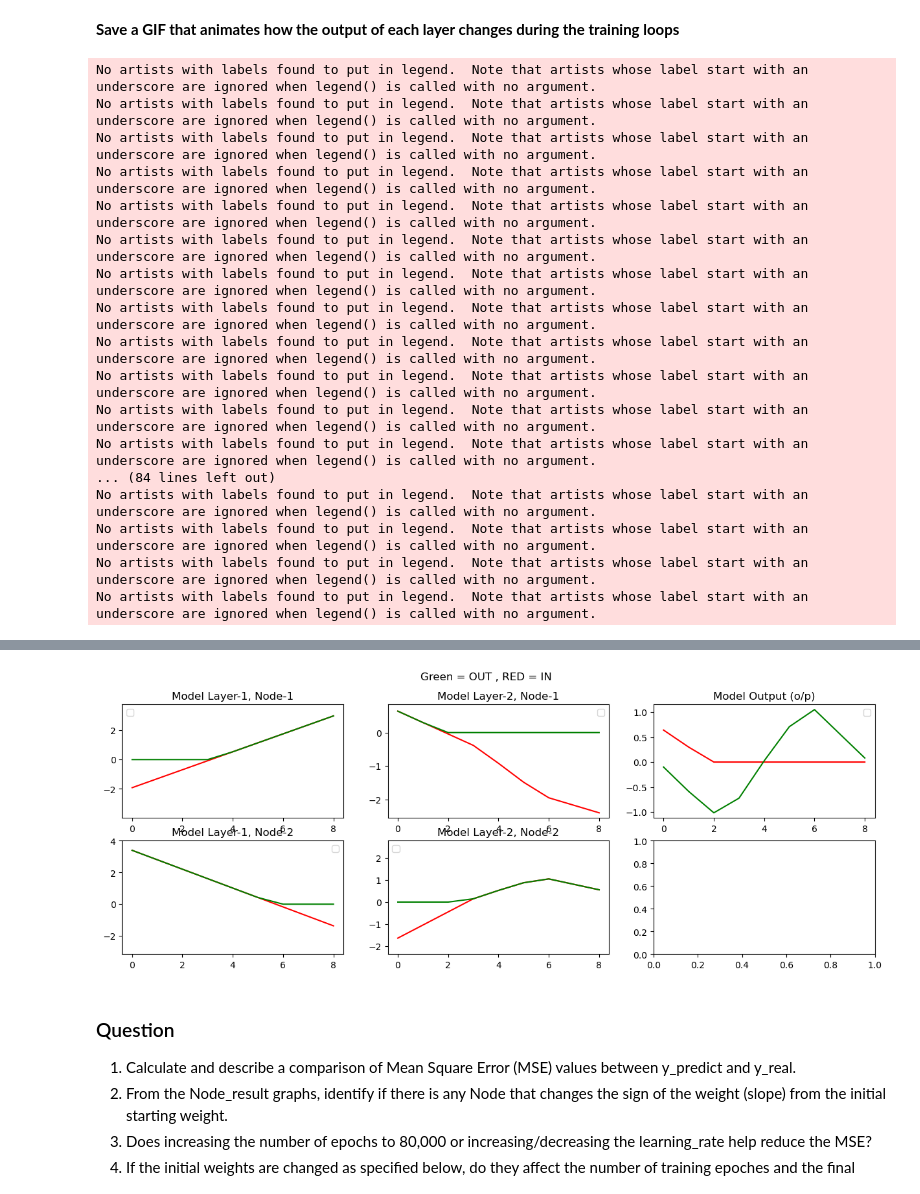
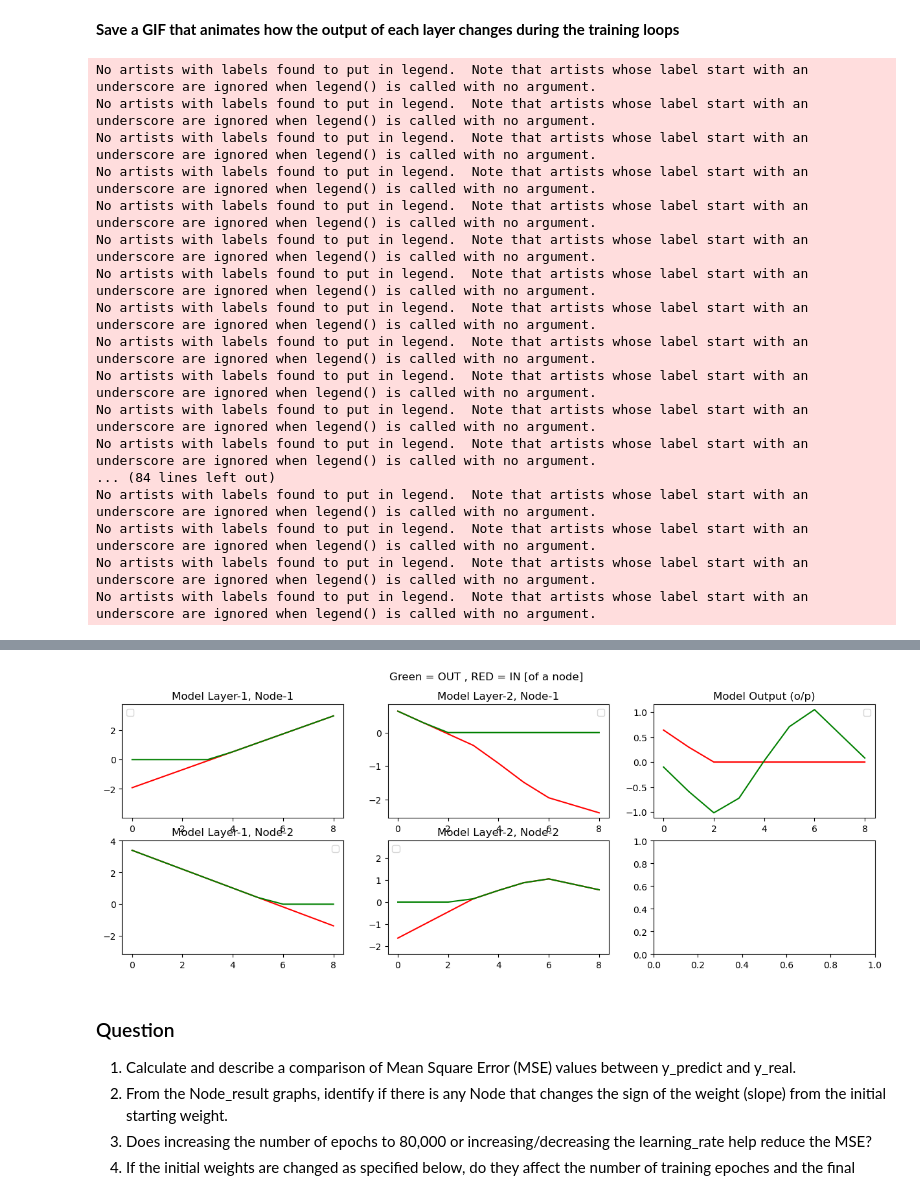
Before and after one commit to MrYellowSock/CE_MACHINE_LEARNING, a Jupyter notebook: Lab4/Lab4-2_MLP.ipynb, the cells around one changed output, grey strips where cells are left out. Drawn from its saved outputs; the diff is of its cells as text; code cells hidden in the pictures.

```diff
--- a/Lab4/Lab4-2_MLP.ipynb
+++ b/Lab4/Lab4-2_MLP.ipynb
@@ -298,41 +298,41 @@ tensor([[-0.0996],
 from IPython.display import HTML
 import matplotlib.animation as animation
 fig, axs = plt.subplots(2, 3, figsize=(15, 5))
-fig.suptitle('Green = OUT , RED = IN')  # Add this line to set the title
+fig.suptitle('Green = OUT , RED = IN [of a node]')  # Add this line to set the title
 ims = []
 
 for f in frame:
     # Clear the axes
     im = plotlayers(f,fig,axs)
     ims.append(im)
 
 ani = animation.ArtistAnimation(fig, ims, interval=200, blit=True)
 ani_js = ani.to_jshtml()
 
 HTML(ani_js)
 
 
 ### END CODE HERE ###
 # %% [output]
 No artists with labels found to put in legend.  Note that artists whose label start with an underscore are ignored when legend() is called with no argument.
 No artists with labels found to put in legend.  Note that artists whose label start with an underscore are ignored when legend() is called with no argument.
 No artists with labels found to put in legend.  Note that artists whose label start with an underscore are ignored when legend() is called with no argument.
 No artists with labels found to put in legend.  Note that artists whose label start with an underscore are ignored when legend() is called with no argument.
 No artists with labels found to put in legend.  Note that artists whose label start with an underscore are ignored when legend() is called with no argument.
 No artists with labels found to put in legend.  Note that artists whose label start with an underscore are ignored when legend() is called with no argument.
 No artists with labels found to put in legend.  Note that artists whose label start with an underscore are ignored when legend() is called with no argument.
 No artists with labels found to put in legend.  Note that artists whose label start with an underscore are ignored when legend() is called with no argument.
 No artists with labels found to put in legend.  Note that artists whose label start with an underscore are ignored when legend() is called with no argument.
 No artists with labels found to put in legend.  Note that artists whose label start with an underscore are ignored when legend() is called with no argument.
 No artists with labels found to put in legend.  Note that artists whose label start with an underscore are ignored when legend() is called with no argument.
 No artists with labels found to put in legend.  Note that artists whose label start with an underscore are ignored when legend() is called with no argument.
 ... (84 lines left out)
 No artists with labels found to put in legend.  Note that artists whose label start with an underscore are ignored when legend() is called with no argument.
 No artists with labels found to put in legend.  Note that artists whose label start with an underscore are ignored when legend() is called with no argument.
 No artists with labels found to put in legend.  Note that artists whose label start with an underscore are ignored when legend() is called with no argument.
 No artists with labels found to put in legend.  Note that artists whose label start with an underscore are ignored when legend() is called with no argument.
 [interactive output not drawn]
-[figure, old version]
+[figure, new version]
 # %% [markdown]
 ### Question
 1. Calculate and describe a comparison of Mean Square Error (MSE) values between y_predict and y_real.
```
